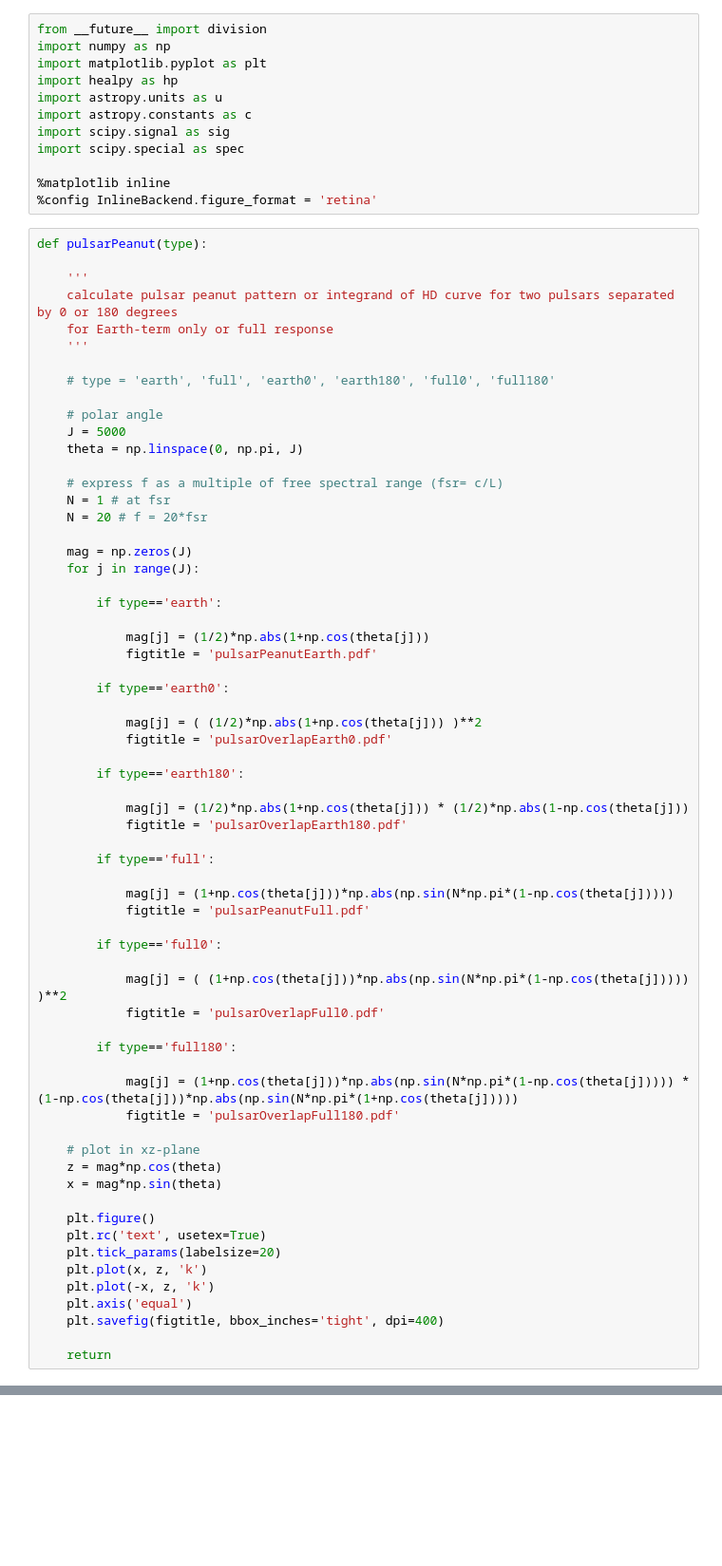
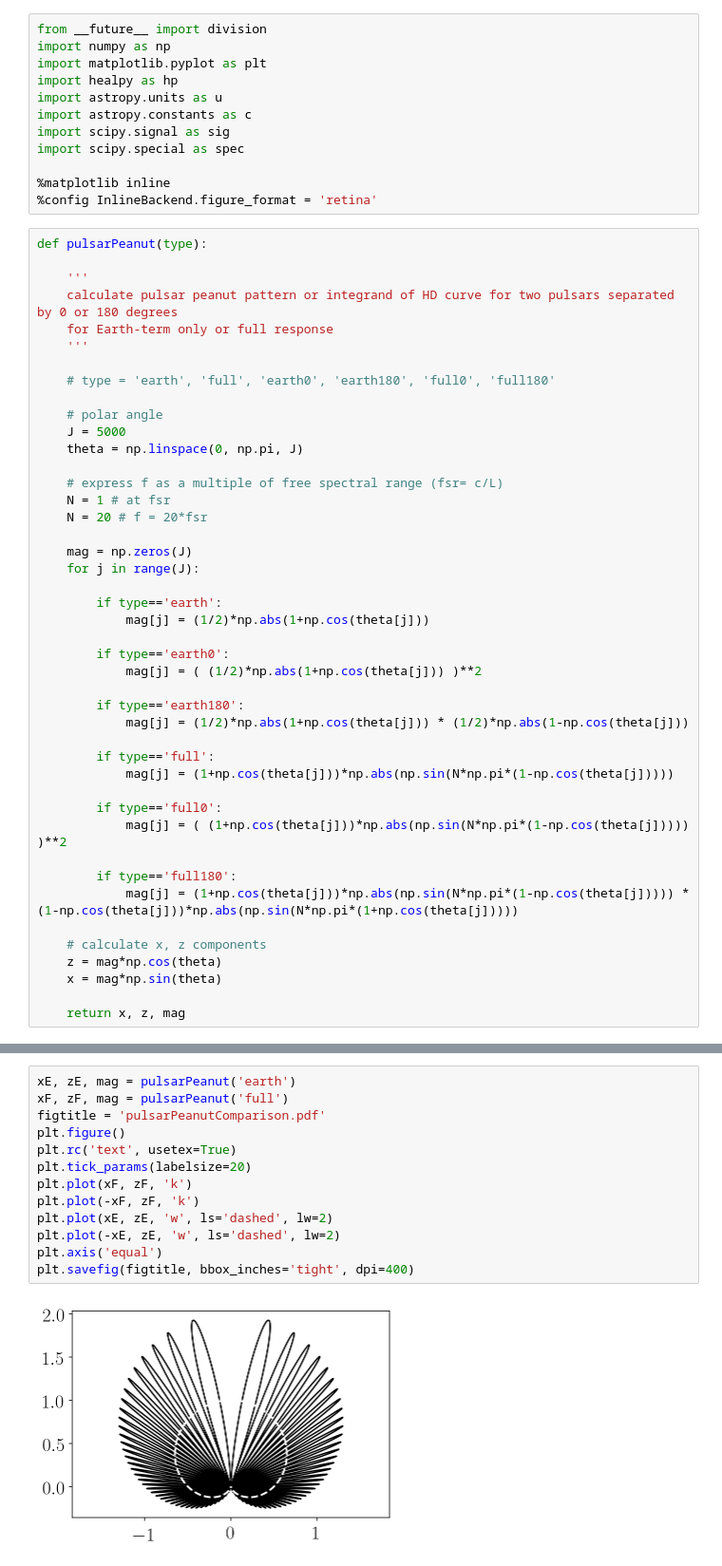
Before and after one commit to josephromano/leshouches, a Jupyter notebook: code/pulsarPeanut.ipynb, the cells around one changed output, grey strips where cells are left out. Shown at 95% size. Drawn from its saved outputs; the diff is of its cells as text; blank space fills up the shorter version.

```diff
--- a/code/pulsarPeanut.ipynb
+++ b/code/pulsarPeanut.ipynb
@@ -32,45 +32,25 @@ def pulsarPeanut(type):
     for j in range(J):
 
         if type=='earth':
-
             mag[j] = (1/2)*np.abs(1+np.cos(theta[j]))
-            figtitle = 'pulsarPeanutEarth.pdf'
 
         if type=='earth0':
-
             mag[j] = ( (1/2)*np.abs(1+np.cos(theta[j])) )**2
-            figtitle = 'pulsarOverlapEarth0.pdf'
 
         if type=='earth180':
-
             mag[j] = (1/2)*np.abs(1+np.cos(theta[j])) * (1/2)*np.abs(1-np.cos(theta[j]))
-            figtitle = 'pulsarOverlapEarth180.pdf'
 
         if type=='full':
-
             mag[j] = (1+np.cos(theta[j]))*np.abs(np.sin(N*np.pi*(1-np.cos(theta[j]))))
-            figtitle = 'pulsarPeanutFull.pdf'
 
         if type=='full0':
-
             mag[j] = ( (1+np.cos(theta[j]))*np.abs(np.sin(N*np.pi*(1-np.cos(theta[j])))) )**2
-            figtitle = 'pulsarOverlapFull0.pdf'
 
         if type=='full180':
+            mag[j] = (1+np.cos(theta[j]))*np.abs(np.sin(N*np.pi*(1-np.cos(theta[j])))) * (1-np.cos(theta[j]))*np.abs(np.sin(N*np.pi*(1+np.cos(theta[j]))))
 
-            mag[j] = (1+np.cos(theta[j]))*np.abs(np.sin(N*np.pi*(1-np.cos(theta[j])))) * (1-np.cos(theta[j]))*np.abs(np.sin(N*np.pi*(1+np.cos(theta[j]))))
-            figtitle = 'pulsarOverlapFull180.pdf'
-
-    # plot in xz-plane
+    # calculate x, z components
     z = mag*np.cos(theta)
     x = mag*np.sin(theta)
 
-    plt.figure()
-    plt.rc('text', usetex=True)
-    plt.tick_params(labelsize=20)
-    plt.plot(x, z, 'k')
-    plt.plot(-x, z, 'k')
-    plt.axis('equal')
-    plt.savefig(figtitle, bbox_inches='tight', dpi=400)
-
-    return
+    return x, z, mag
@@ -90,0 +124,15 @@ pulsarPeanut('full180')
+# %%
+xE, zE, mag = pulsarPeanut('earth')
+xF, zF, mag = pulsarPeanut('full')
+figtitle = 'pulsarPeanutComparison.pdf'
+plt.figure()
+plt.rc('text', usetex=True)
+plt.tick_params(labelsize=20)
+plt.plot(xF, zF, 'k')
+plt.plot(-xF, zF, 'k')
+plt.plot(xE, zE, 'w', ls='dashed', lw=2)
+plt.plot(-xE, zE, 'w', ls='dashed', lw=2)
+plt.axis('equal')
+plt.savefig(figtitle, bbox_inches='tight', dpi=400)
+# %% [output]
+[figure, added]
```
Also changed, not shown: parts of 2 cells of this notebook.
